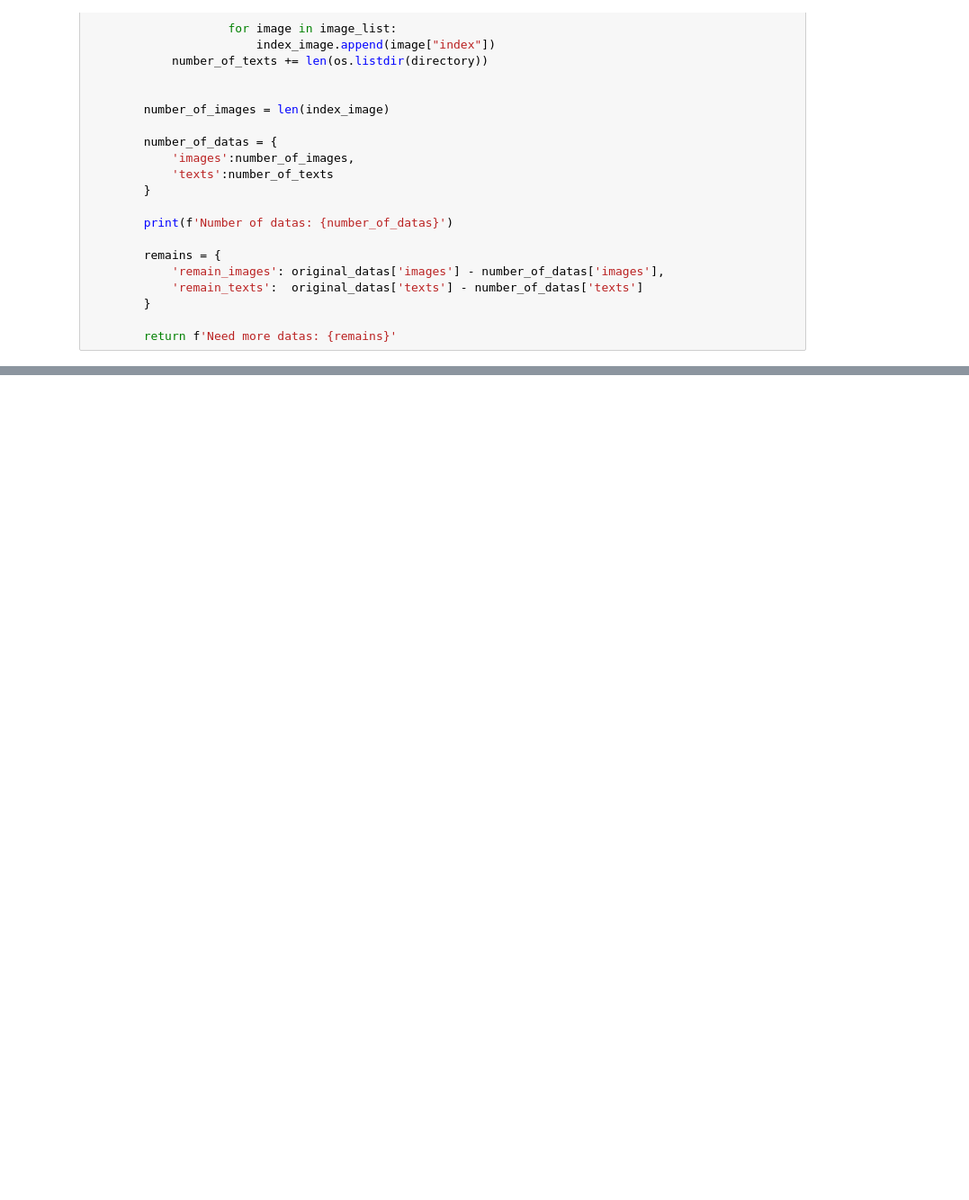
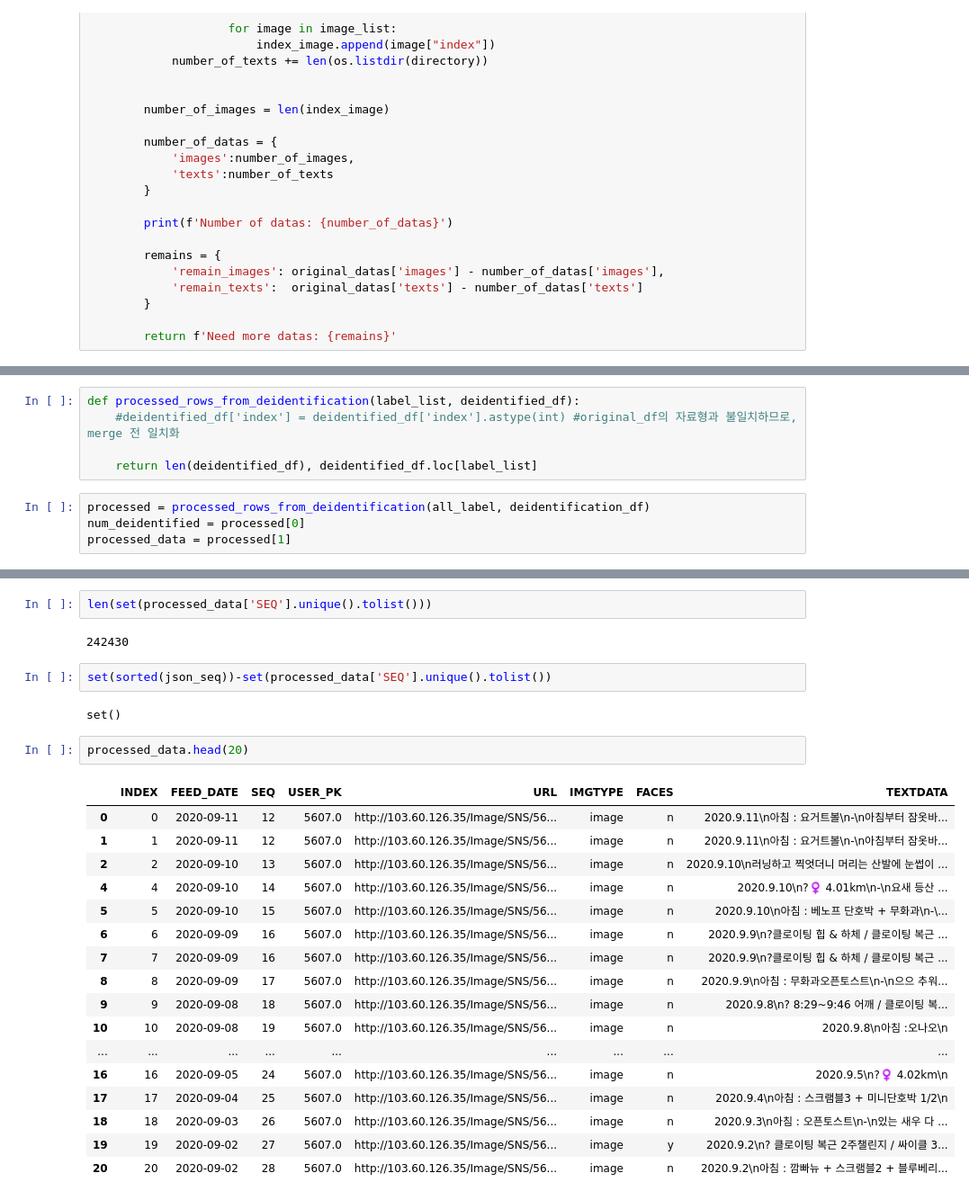
Before and after one commit to circlin-dev/feed_autolabeler, a Jupyter notebook: data_exploration.ipynb, the cells around one changed output, grey strips where cells are left out. Shown at 90% size. Saved outputs shown, nothing was run; the diff lists cells and outputs as text; blank space fills up the shorter version.

```diff
--- a/data_exploration.ipynb
+++ b/data_exploration.ipynb
@@ -167,0 +120,9 @@ print(len(deidentification_df[deidentification_df['FACES']=='X'])) #22
+# %%
+def processed_rows_from_deidentification(label_list, deidentified_df):
+    #deidentified_df['index'] = deidentified_df['index'].astype(int) #original_df의 자료형과 불일치하므로, merge 전 일치화
+
+    return len(deidentified_df), deidentified_df.loc[label_list]
+# %%
+processed = processed_rows_from_deidentification(all_label, deidentification_df)
+num_deidentified = processed[0]
+processed_data = processed[1]
@@ -167,0 +179,28 @@ print(len(deidentification_df[deidentification_df['FACES']=='X'])) #22
+# %%
+len(set(processed_data['SEQ'].unique().tolist()))
+# %% [output]
+242430
+# %%
+set(sorted(json_seq))-set(processed_data['SEQ'].unique().tolist())
+# %% [output]
+set()
+# %%
+processed_data.head(20)
+# %% [output]
+|  | INDEX | FEED_DATE | SEQ | USER_PK | URL | IMGTYPE | FACES | TEXTDATA |
+| 0 | 0 | 2020-09-11 | 12 | 5607.0 | http://103.60.126.35/Image/SNS/56... | image | n | 2020.9.11\n아침 : 요거트볼\n-\n아침부터 잠옷바... |
+| 1 | 1 | 2020-09-11 | 12 | 5607.0 | http://103.60.126.35/Image/SNS/56... | image | n | 2020.9.11\n아침 : 요거트볼\n-\n아침부터 잠옷바... |
+| 2 | 2 | 2020-09-10 | 13 | 5607.0 | http://103.60.126.35/Image/SNS/56... | image | n | 2020.9.10\n러닝하고 찍엇더니 머리는 산발에 눈썹이 ... |
+| 4 | 4 | 2020-09-10 | 14 | 5607.0 | http://103.60.126.35/Image/SNS/56... | image | n | 2020.9.10\n?‍♀️ 4.01km\n-\n요새 등산 ... |
+| 5 | 5 | 2020-09-10 | 15 | 5607.0 | http://103.60.126.35/Image/SNS/56... | image | n | 2020.9.10\n아침 : 베노프 단호박 + 무화과\n-\... |
+| 6 | 6 | 2020-09-09 | 16 | 5607.0 | http://103.60.126.35/Image/SNS/56... | image | n | 2020.9.9\n?클로이팅 힙 & 하체 / 클로이팅 복근 ... |
+| 7 | 7 | 2020-09-09 | 16 | 5607.0 | http://103.60.126.35/Image/SNS/56... | image | n | 2020.9.9\n?클로이팅 힙 & 하체 / 클로이팅 복근 ... |
+| 8 | 8 | 2020-09-09 | 17 | 5607.0 | http://103.60.126.35/Image/SNS/56... | image | n | 2020.9.9\n아침 : 무화과오픈토스트\n-\n으으 추워... |
+| 9 | 9 | 2020-09-08 | 18 | 5607.0 | http://103.60.126.35/Image/SNS/56... | image | n | 2020.9.8\n? 8:29~9:46 어깨 / 클로이팅 복... |
+| 10 | 10 | 2020-09-08 | 19 | 5607.0 | http://103.60.126.35/Image/SNS/56... | image | n | 2020.9.8\n아침 :오나오\n |
+| ... | ... | ... | ... | ... | ... | ... | ... | ... |
+| 16 | 16 | 2020-09-05 | 24 | 5607.0 | http://103.60.126.35/Image/SNS/56... | image | n | 2020.9.5\n?‍♀️ 4.02km\n |
+| 17 | 17 | 2020-09-04 | 25 | 5607.0 | http://103.60.126.35/Image/SNS/56... | image | n | 2020.9.4\n아침 : 스크램블3 + 미니단호박 1/2\n |
+| 18 | 18 | 2020-09-03 | 26 | 5607.0 | http://103.60.126.35/Image/SNS/56... | image | n | 2020.9.3\n아침 : 오픈토스트\n-\n있는 새우 다 ... |
+| 19 | 19 | 2020-09-02 | 27 | 5607.0 | http://103.60.126.35/Image/SNS/56... | image | y | 2020.9.2\n? 클로이팅 복근 2주챌린지 / 싸이클 3... |
+| 20 | 20 | 2020-09-02 | 28 | 5607.0 | http://103.60.126.35/Image/SNS/56... | image | n | 2020.9.2\n아침 : 깜빠뉴 + 스크램블2 + 블루베리... |
```
Also changed, not shown: parts of 28 cells of this notebook, 4 other files.
